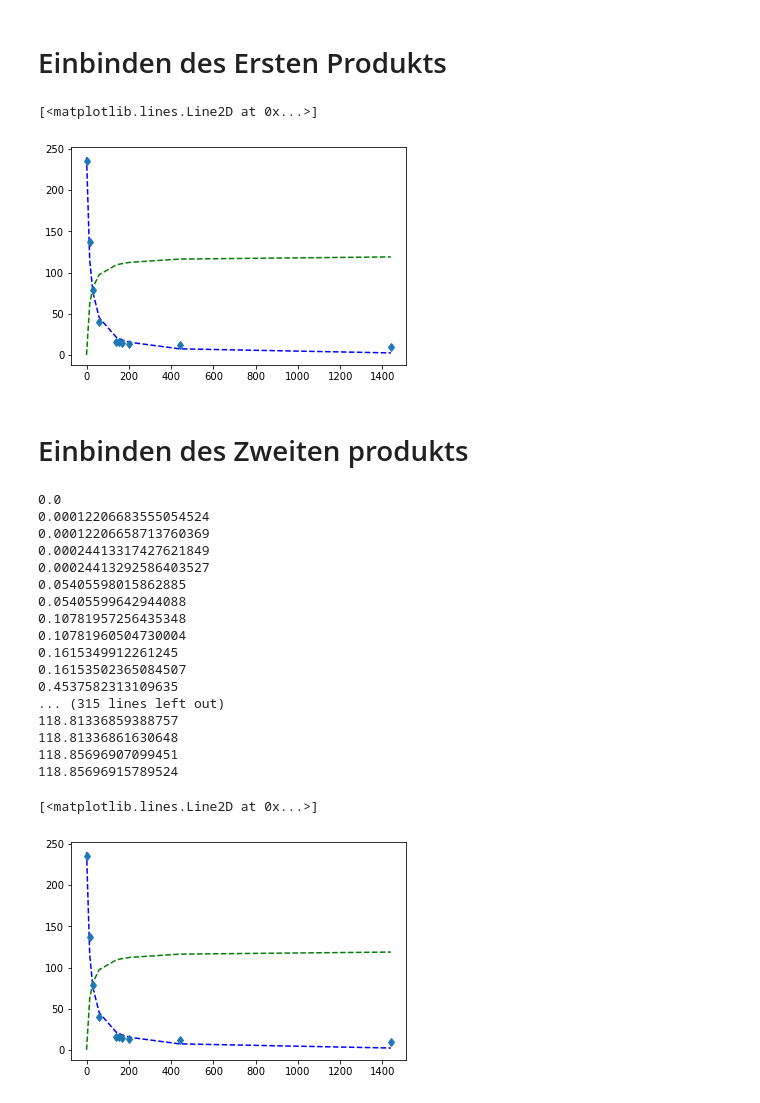
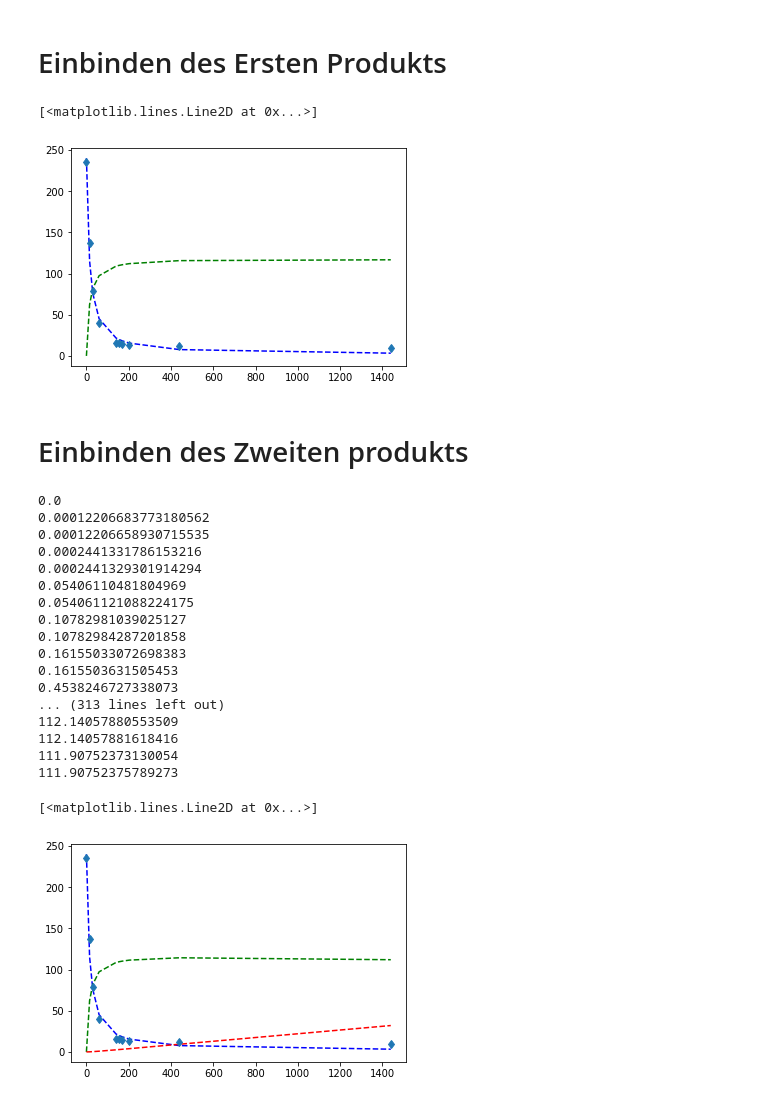
Before and after one commit to BioCatHub/wt_modeling, a Jupyter notebook: Drafts/lmfit_biocatalysis/JS_daten.ipynb, the cells around one changed output. Saved outputs shown, nothing was run; the diff lists cells and outputs as text; code cells hidden in the pictures.

```diff
--- a/Drafts/lmfit_biocatalysis/JS_daten.ipynb
+++ b/Drafts/lmfit_biocatalysis/JS_daten.ipynb
@@ -82,7 +82,7 @@ from scipy.integrate import odeint
 import pandas as pd
 import matplotlib.pyplot as plt
 import numpy as np
-import lmfit
+#import lmfit
 
 
 time = df["T [min]"]
@@ -96,8 +96,8 @@ def substrate_curve(init_cond, t, k1, k2):
     A = init_cond[0]
     B = init_cond[1]
 
-    dAdt = -k1*A**2 + k2*np.sqrt(concentration_A0-A)
-    dBdt = (k1*A**2)*0.5 - k2*(k1*A**2)*0.5
+    dAdt = -k1*A**2 + k2*B
+    dBdt = k1*A**20.5 -k2*B
     dZdt = np.array([dAdt,dBdt])
     return dZdt
 
@@ -114,7 +114,7 @@ ax.plot(time,butanal, linestyle ="", marker = "d")
 #plt.show()
 # %% [output]
 [<matplotlib.lines.Line2D at 0x...>]
-[figure, old version]
+[figure, new version]
 # %% [markdown]
 # Einbinden des Zweiten produkts
 # %%
@@ -122,55 +122,58 @@ from scipy.integrate import odeint
 import pandas as pd
 import matplotlib.pyplot as plt
 import numpy as np
-import lmfit
+#import lmfit
 
 
 time = df["T [min]"]
 
-inital_conditions = [240,0]
+inital_conditions = [240,0,0]
 
 concentration_A0 = 240
 concentration_B0 = 0
 
-def substrate_curve(init_cond, t, k1, k2, k3):
+def substrate_curve(init_cond, t, k1, k2, k3, k4):
     A = init_cond[0]
     B = init_cond[1]
+    C= init_cond[2]
 
-    dAdt = -k1*A**2 + k2*np.sqrt(concentration_A0-A)
-    dBdt = (k1*A**2)*0.5 - (k2+k3)*(k1*A**2)*0.5
+    dAdt = -k1*A**2 + k2*B
+    dBdt = k1*A**2*0.5 - (k2+k3)*B
+    dCdt = k4*B
     print(B)
 
-    dZdt = np.array([dAdt,dBdt])
+    dZdt = np.array([dAdt,dBdt, dCdt])
     return dZdt
 
-solver_substrat = odeint(substrate_curve, inital_conditions, time, args=(0.0003,0.00000002, 0.0003))
+solver_substrat = odeint(substrate_curve, inital_conditions, time, args=(0.0003,0.00002, 0.00003, 0.0002))
 #print(solver_substrat)
 
 fig, ax = plt.subplots()
 
 ax.plot(time,solver_substrat[:,0], linestyle="--", color="blue")
 ax.plot(time,solver_substrat[:,1], linestyle="--", color="green")
+ax.plot(time,solver_substrat[:,2], linestyle="--", color="red")
 
 ax.plot(time,butanal, linestyle ="", marker = "d")
 
 #plt.show()
 # %% [output]
 0.0
-0.00012206683555054524
-0.00012206658713760369
-0.00024413317427621849
-0.00024413292586403527
-0.05405598015862885
-0.05405599642944088
-0.10781957256435348
-0.10781960504730004
-0.1615349912261245
-0.16153502365084507
-0.4537582313109635
-... (315 lines left out)
-118.81336859388757
-118.81336861630648
-118.85696907099451
-118.85696915789524
+0.00012206683773180562
+0.00012206658930715535
+0.0002441331786153216
+0.0002441329301914294
+0.05406110481804969
+0.054061121088224175
+0.10782981039025127
+0.10782984287201858
+0.16155033072698383
+0.1615503631505453
+0.4538246727338073
+... (313 lines left out)
+112.14057880553509
+112.14057881618416
+111.90752373130054
+111.90752375789273
 [<matplotlib.lines.Line2D at 0x...>]
-[figure, old version]
+[figure, new version]
```
Also changed, not shown: parts of 2 cells of this notebook.
